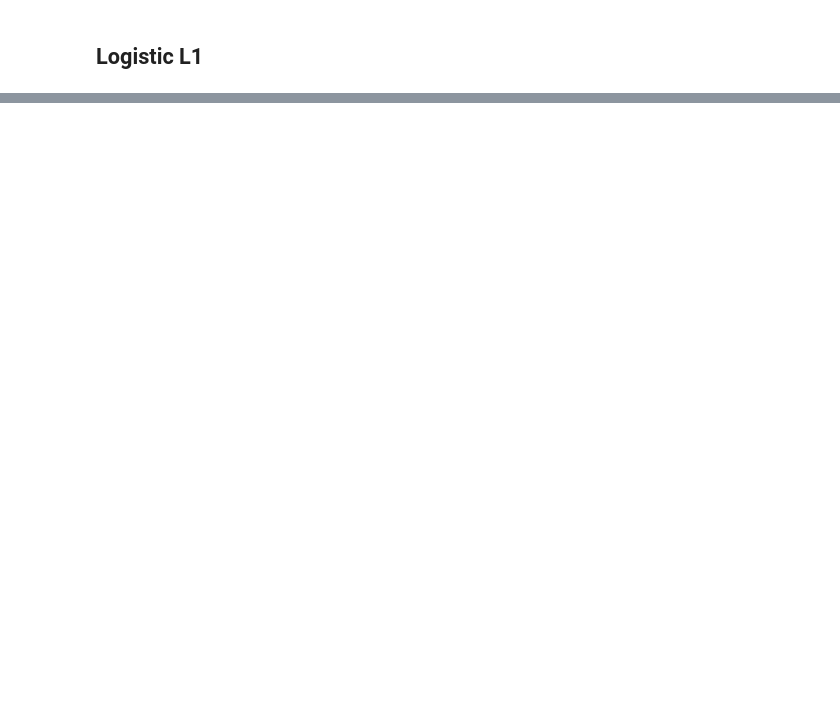
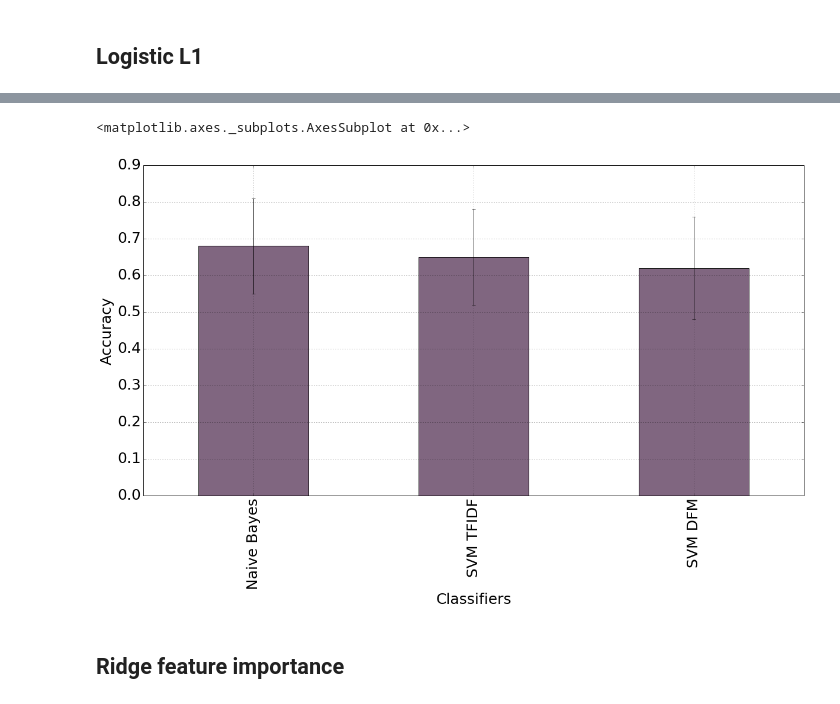
Before and after one commit to fducau/TAD_Project_2016, a Jupyter notebook: indices_models.ipynb, the cells around one changed output, grey strips where cells are left out. Saved outputs shown, nothing was run; the diff lists cells and outputs as text; code cells hidden in the pictures; blank space fills up the shorter version.

```diff
--- a/indices_models.ipynb
+++ b/indices_models.ipynb
@@ -289,0 +361,14 @@ LogisticRegression(C=30.538555088334185, class_weight=None, dual=False,
+# %%
+means = pd.Series([.68,.65, .62], index=['Naive Bayes', 'SVM TFIDF', 'SVM DFM'])
+std = pd.Series([.13, .13, .14],index=['Naive Bayes', 'SVM TFIDF', 'SVM DFM'])
+# %%
+fig, ax = plt.subplots(figsize=(20,10))
+plt.ylabel('Accuracy', fontsize=25)
+plt.xlabel('Classifiers', fontsize=25)
+
+means.plot.bar(yerr=std, ax=ax, color=(0.5,0.4,0.5), fontsize=25, grid=True)
+# %% [output]
+<matplotlib.axes._subplots.AxesSubplot at 0x...>
+[figure, added]
+# %% [markdown]
+## Ridge feature importance
```
Also changed, not shown: parts of 87 cells of this notebook.
